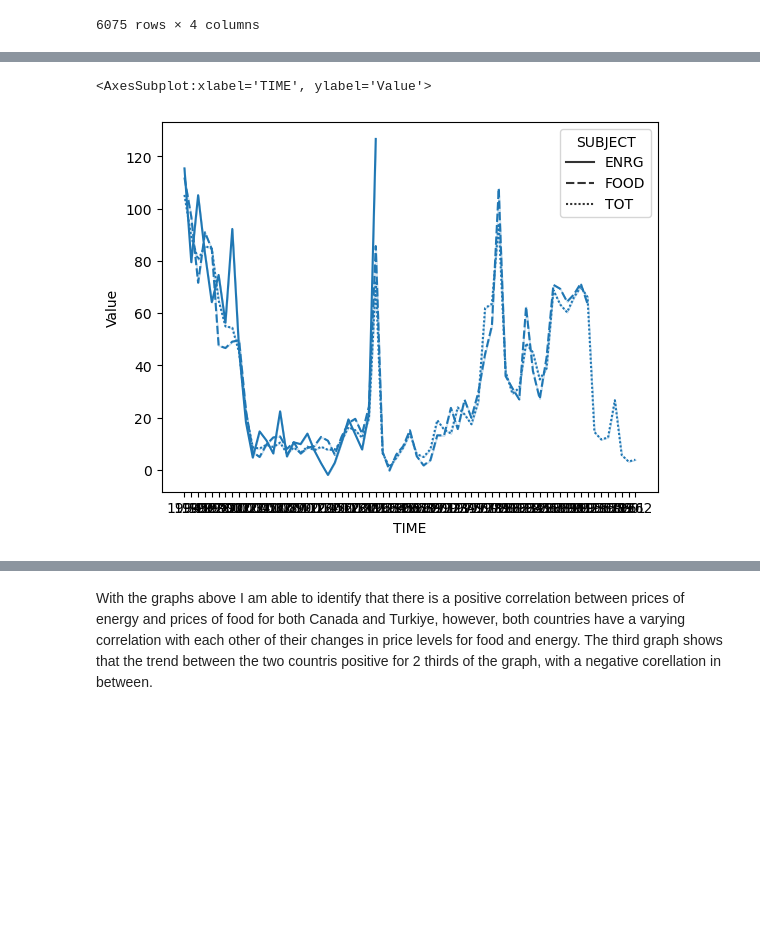
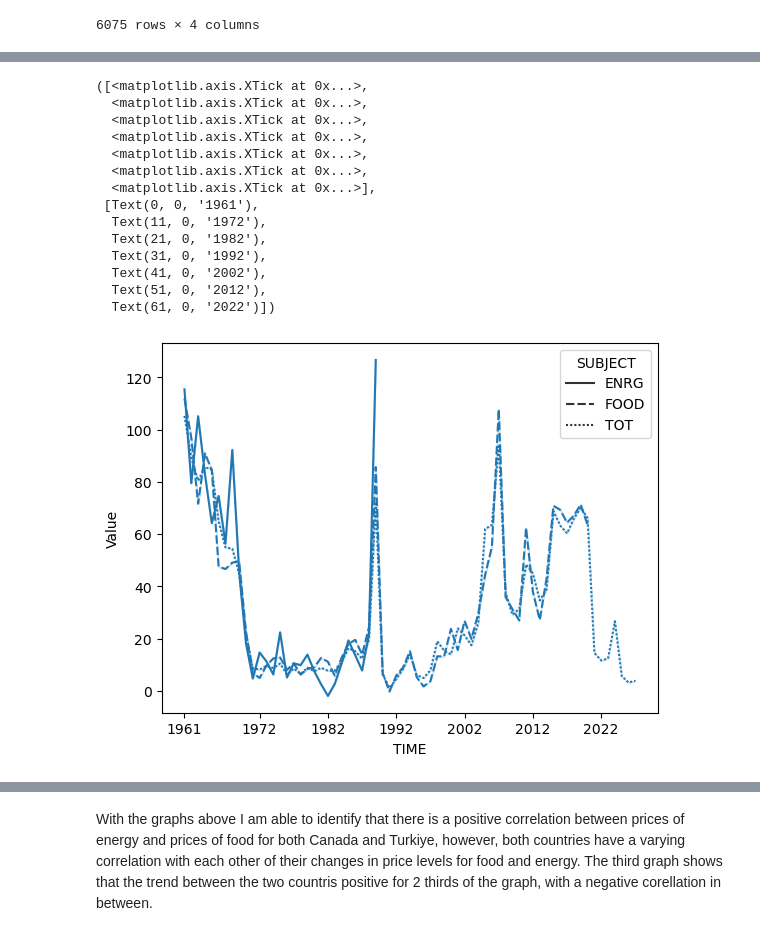
Before and after one commit to ubco-W2022T2-data301/project-group-group19, a Jupyter notebook: analysis/analysis3.ipynb, the cells around one changed output, grey strips where cells are left out. Drawn from its saved outputs; the diff is of its cells as text; code cells hidden in the pictures; blank space fills up the shorter version.

```diff
--- a/analysis/analysis3.ipynb
+++ b/analysis/analysis3.ipynb
@@ -146,7 +146,7 @@ df_TUR_F=subTurFood(df)
 # %%
 df_CAN_PRICES= pd.concat([df_CAN_E, df_CAN_F], ignore_index=True)
 canadaFoodEnergy=sns.lineplot(data = df_CAN_PRICES, x=df_CAN_PRICES['TIME'], y=df_CAN_PRICES['Value'], style = "SUBJECT")
-canadaFoodEnergy.set_xticklabels(canadaFoodEnergy.get_xticklabels(range(20)), rotation=45)
+canadaFoodEnergy.set_xticklabels(canadaFoodEnergy.get_xticklabels(range(20)), rotation=0)
 plt.xticks([0, 11, 21,31,41,51,61], ['1961','1972', '1982','1992','2002', '2012', '2022'])
 canadaFoodEnergy
 # %% [output]
@@ -155,8 +155,24 @@ canadaFoodEnergy
 # %%
 df_TUR_PRICES= pd.concat([df_TUR_E, df_TUR_F], ignore_index=True)
-sns.lineplot(data = df_TUR_PRICES, x=df_TUR_PRICES['TIME'], y=df_TUR_PRICES['Value'], style = "SUBJECT")
+TurGenPlt=sns.lineplot(data = df_TUR_PRICES, x=df_TUR_PRICES['TIME'], y=df_TUR_PRICES['Value'], style = "SUBJECT")
+TurGenPlt.set_xticklabels(canadaFoodEnergy.get_xticklabels(range(20)), rotation=0)
+plt.xticks([0, 11, 21,31,41,51,61], ['1961','1972', '1982','1992','2002', '2012', '2022'])
+TurGenPlt
 # %% [output]
-<AxesSubplot:xlabel='TIME', ylabel='Value'>
+([<matplotlib.axis.XTick at 0x...>,
+  <matplotlib.axis.XTick at 0x...>,
+  <matplotlib.axis.XTick at 0x...>,
+  <matplotlib.axis.XTick at 0x...>,
+  <matplotlib.axis.XTick at 0x...>,
+  <matplotlib.axis.XTick at 0x...>,
+  <matplotlib.axis.XTick at 0x...>],
+ [Text(0, 0, '1961'),
+  Text(11, 0, '1972'),
+  Text(21, 0, '1982'),
+  Text(31, 0, '1992'),
+  Text(41, 0, '2002'),
+  Text(51, 0, '2012'),
+  Text(61, 0, '2022')])
-[figure, old version]
+[figure, new version]
 # %%
 dfTUR_CAN= pd.concat([df_CAN_PRICES, df_TUR_PRICES], ignore_index=True)
```
Also changed, not shown: parts of 2 cells of this notebook.
